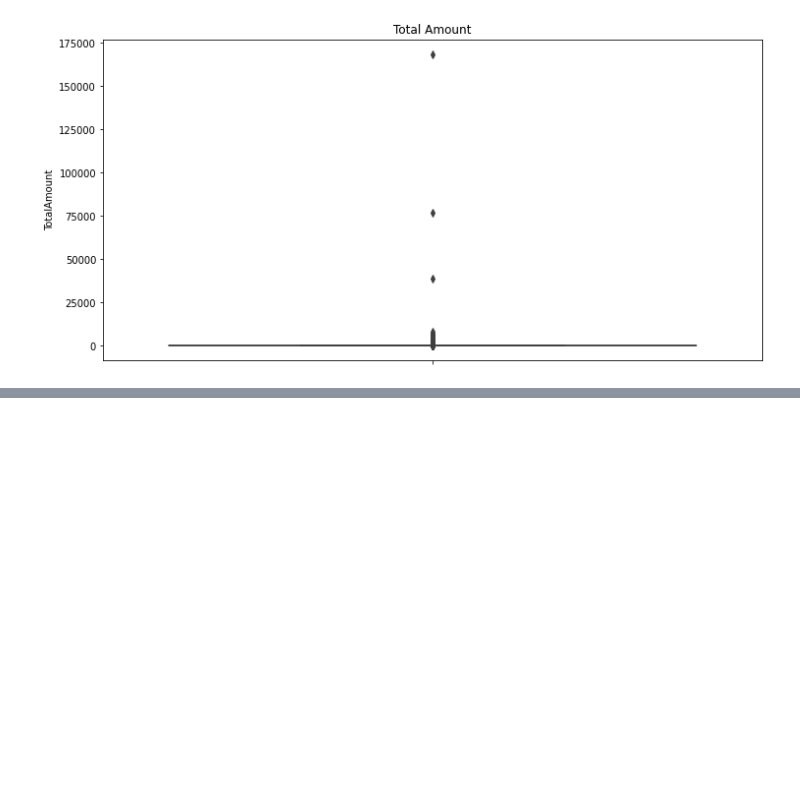
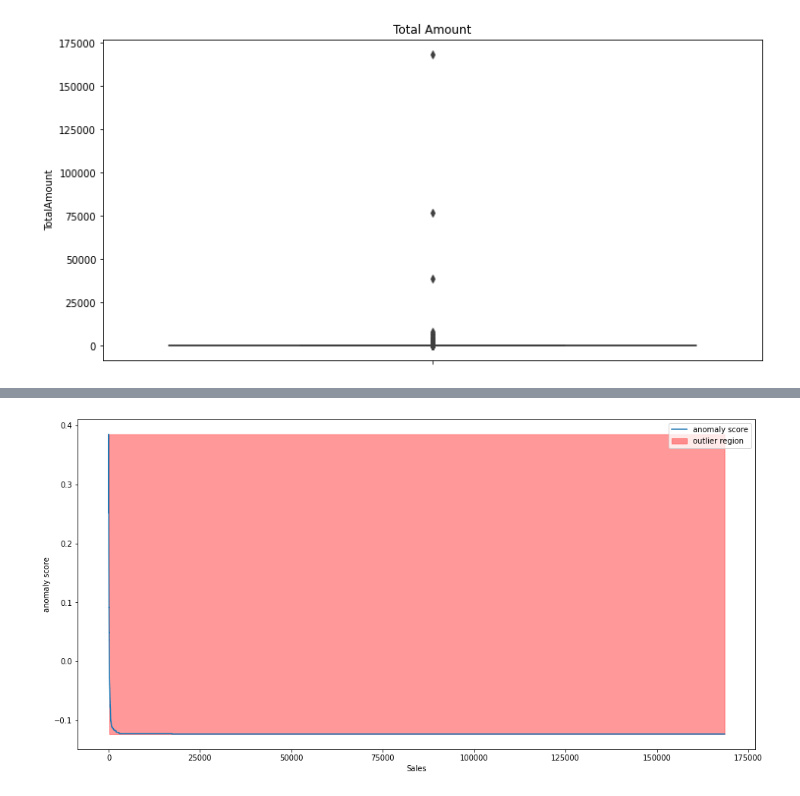
Before and after one commit to Lovejeet-Singh-31/Online-Retail-Customer-Segmentation, a Jupyter notebook: Online_Retail_Customer_Segmentation_Capstone_Project.ipynb, the cells around one changed output, grey strips where cells are left out. Saved outputs shown, nothing was run; the diff lists cells and outputs as text; code cells hidden in the pictures; blank space fills up the shorter version.

```diff
--- a/Online_Retail_Customer_Segmentation_Capstone_Project.ipynb
+++ b/Online_Retail_Customer_Segmentation_Capstone_Project.ipynb
@@ -583,3 +583,10 @@ plt.title('Total Amount')
 # %% [output]
 Text(0.5, 1.0, 'Total Amount')
 [figure]
+# %%
+from sklearn.ensemble import IsolationForest
+
+isolation_forest = IsolationForest(n_estimators=100, contamination=0.01)
+isolation_forest.fit(retail_df['TotalAmount'].values.reshape(-1, 1))
+retail_df['anomaly_score_TotalAmount'] = isolation_forest.decision_function(retail_df['TotalAmount'].values.reshape(-1, 1))
+retail_df['outlier_TotalAmount'] = isolation_forest.predict(retail_df['TotalAmount'].values.reshape(-1, 1))
@@ -585,0 +609,16 @@ Text(0.5, 1.0, 'Total Amount')
+# %%
+xx = np.linspace(retail_df['TotalAmount'].min(), retail_df['TotalAmount'].max(), len(retail_df)).reshape(-1,1)
+anomaly_score = isolation_forest.decision_function(xx)
+outlier = isolation_forest.predict(xx)
+
+plt.figure(figsize=(16,8))
+plt.plot(xx, anomaly_score, label='anomaly score')
+plt.fill_between(xx.T[0], np.min(anomaly_score), np.max(anomaly_score),
+                 where=outlier==-1, color='r',
+                 alpha=.4, label='outlier region')
+plt.legend()
+plt.ylabel('anomaly score')
+plt.xlabel('Sales')
+plt.show();
+# %% [output]
+[figure, added]
```
Also changed, not shown: parts of 3 cells of this notebook.
